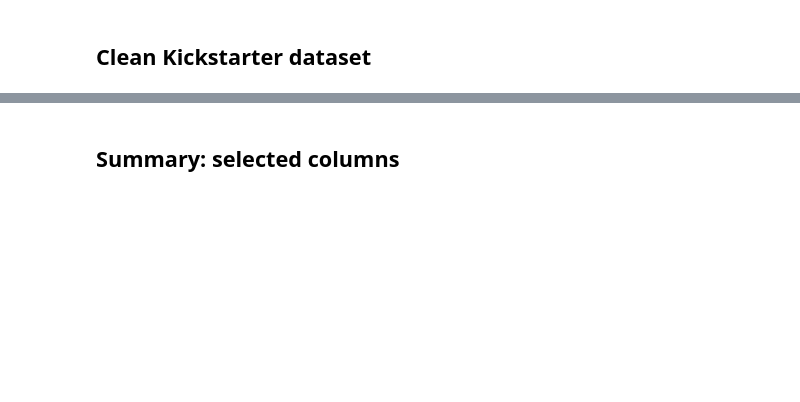
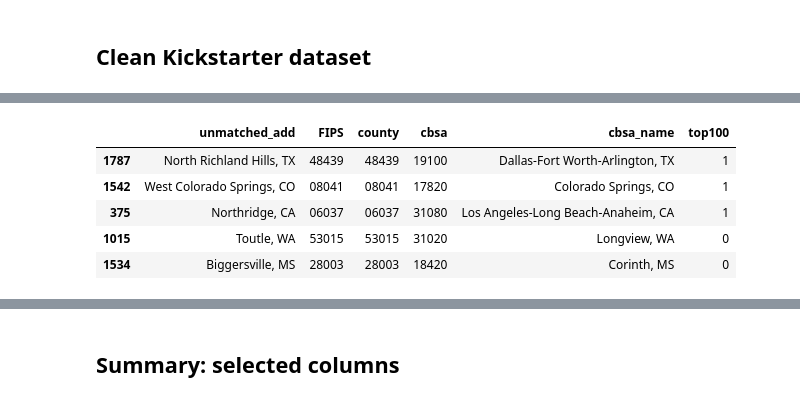
Before and after one commit to fansi-sifan/Kickstarter_survivor, a Jupyter notebook: Kickstarter_survivors.ipynb, the cells around one changed output, grey strips where cells are left out. Cells and saved outputs as stored; diff of their text form; code cells hidden in the pictures; blank space fills up the shorter version.

Commit message:
Revised geocoding method

```diff
--- a/Kickstarter_survivors.ipynb
+++ b/Kickstarter_survivors.ipynb
@@ -218,5 +271,12 @@ def get_google_results(address, api_key = None):
     return output
 # %%
 # test the function
-get_google_results("East Village, NY,US", API_KEY)
+
+# API_KEY = 'AIzaSyB-ZUZ-8gz59WjahkqORGbZu__NrPZZR_k'
+# API_KEY = 'AIzaSyCQ45XL4eBGspCFRljnlfF66lOFZHcMAmA'
+# API_KEY = 'AIzaSyAPQb3kmYBsoN3A-zBvDnf8DVUrw0hSmlY'
+API_KEY = 'AIzaSyAs2L1RRZDrEOkK0sC8FyeJfOxn1mAvxsU'
+# API_KEY = 'AIzaSyAoA9wda-y1_tk2rdxZN_QJujY1JkgH3l0'
+
+get_google_results("Long Island, NY,US",API_KEY)
 # %% [output]
@@ -234,7 +302,19 @@ for address in unmatched_add:
         try:
             geocode_result = get_google_results(address, API_KEY)
         except Exception as e:
+            logger.exception(e)
+            logger.error("Major error with {}".format(address))
+            logger.error("Skipping!")
             geocoded = True
 
-        results.append(geocode_result)
-        geocoded = True
+        if geocode_result['status'] == 'OVER_QUERY_LIMIT':
+            logger.info("Hit Query Limit at {}".format(len(results)))
+            geocoded = False
+        else:
+            if geocode_result['status'] != 'OK':
+                logger.warning("Error geocoding {}: {}".format(address, geocode_result['status']))
+            results.append(geocode_result)
+            geocoded = True
+
+    if len(results) % 500 == 0:
+        logger.info("Completed {} of {} address".format(len(results), len(unmatched_add)))
@@ -240,0 +326,3 @@ for address in unmatched_add:
+# %%
+placeMap = pd.DataFrame(results).apply(pd.Series)
+placeMap.isnull().sum()
@@ -240,0 +343,8 @@ for address in unmatched_add:
+# %%
+county2msa = pd.read_csv("source/geocorr14.csv", encoding = 'latin-1')[1:]
+
+county2msa = pd.merge(county2msa[['county','cbsa']],
+                      place2msa[['cbsa','cbsa_name','top100']].drop_duplicates(),
+                      how = 'left',
+                      on = 'cbsa')
+county2msa.head()
@@ -240,0 +358,16 @@ for address in unmatched_add:
+# %%
+# merge back
+placeMap = pd.merge(placeMap[['unmatched_add','FIPS']],
+                    county2msa.drop_duplicates(),
+                    how = 'left',
+                    left_on=['FIPS'],
+                    right_on=['county'])
+
+placeMap.sample(5)
+# %% [output]
+|  | unmatched_add | FIPS | county | cbsa | cbsa_name | top100 |
+| 1787 | North Richland Hills, TX | 48439 | 48439 | 19100 | Dallas-Fort Worth-Arlington, TX | 1 |
+| 1542 | West Colorado Springs, CO | 08041 | 08041 | 17820 | Colorado Springs, CO | 1 |
+| 375 | Northridge, CA | 06037 | 06037 | 31080 | Los Angeles-Long Beach-Anaheim, CA | 1 |
+| 1015 | Toutle, WA | 53015 | 53015 | 31020 | Longview, WA | 0 |
+| 1534 | Biggersville, MS | 28003 | 28003 | 18420 | Corinth, MS | 0 |
```
Also changed, not shown: parts of 49 cells of this notebook, 1 other file.
